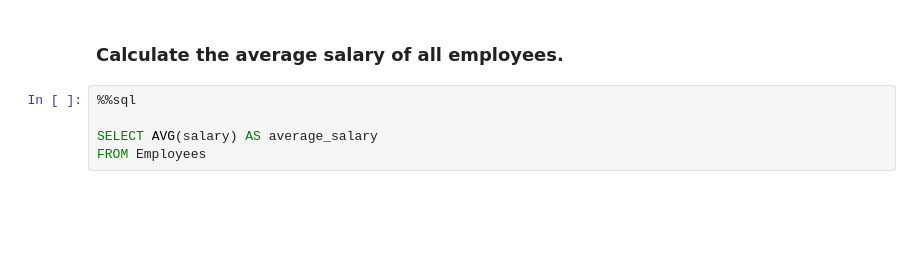
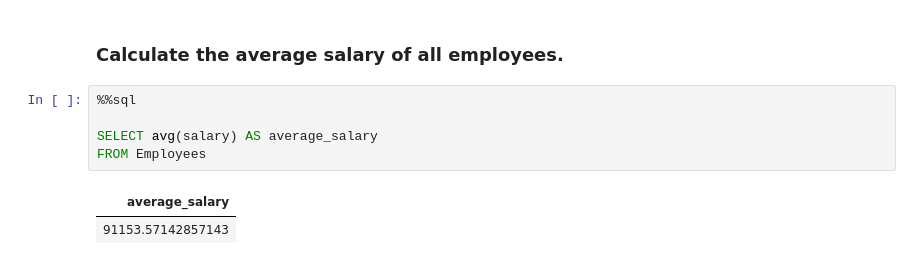
Before and after one commit to wegard/Programming-and-data-management, a Jupyter notebook: Lecture_notebooks/12_SQL_Basics.ipynb, the cells around one changed output. Saved outputs shown, nothing was run; the diff lists cells and outputs as text; blank space fills up the shorter version.

```diff
--- a/Lecture_notebooks/12_SQL_Basics.ipynb
+++ b/Lecture_notebooks/12_SQL_Basics.ipynb
@@ -174,5 +306,8 @@ FROM Sales
 # %%
 %%sql
 
-SELECT AVG(salary) AS average_salary
+SELECT avg(salary) AS average_salary
 FROM Employees
+# %% [output]
+| average_salary |
+| 91153.57142857143 |
```
Also changed, not shown: parts of 17 cells of this notebook, 4 other files.
